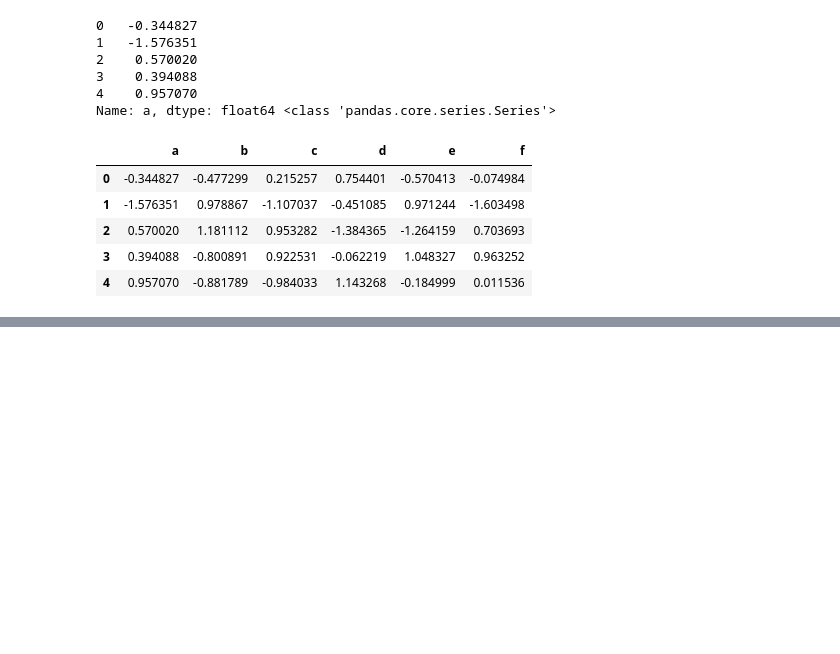
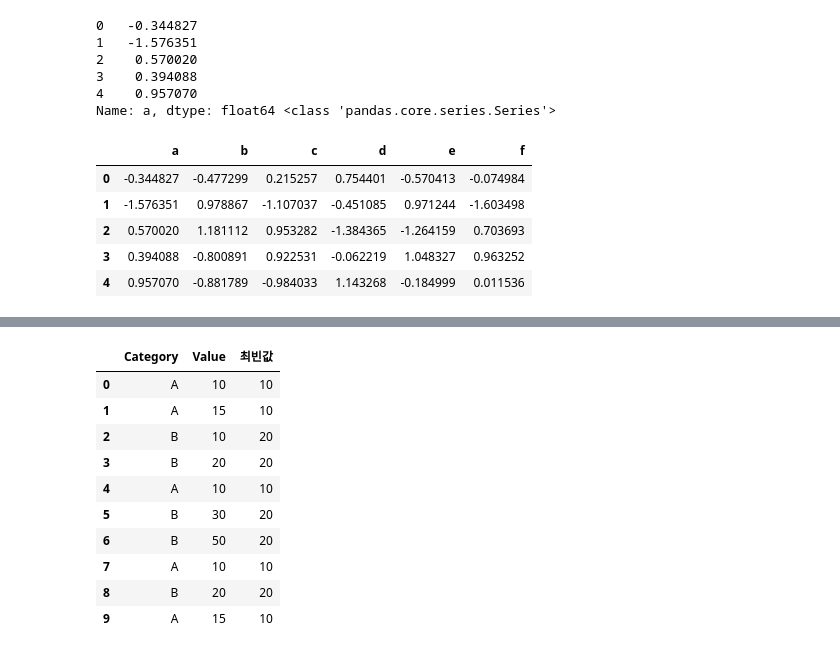
Before and after one commit to H-wooks/KITA_2024, a Jupyter notebook: M3_분석라이브러리/Pandas/Pandas_2_연산.ipynb, the cells around one changed output, grey strips where cells are left out. Saved outputs shown, nothing was run; the diff lists cells and outputs as text; code cells hidden in the pictures; blank space fills up the shorter version.

```diff
--- a/M3_분석라이브러리/Pandas/Pandas_2_연산.ipynb
+++ b/M3_분석라이브러리/Pandas/Pandas_2_연산.ipynb
@@ -953,0 +1104,28 @@ df_z
+# %%
+# Task4_0529. 주어진 df에서 category별로 가장 자주 등장하는 value를 찾아서 새로운 열의 값으로 적용한 후 출력하세요.
+import pandas as pd
+# 예제 데이터프레임 생성
+data = {
+    'Category': ['A', 'A', 'B', 'B', 'A', 'B', 'B', 'A', 'B', 'A'],
+    'Value': [10, 15, 10, 20, 10, 30, 50, 10, 20, 15]
+}
+
+df = pd.DataFrame(data)
+
+# 각 카테고리별로 가장 자주 등장하는 값을 찾아서 새로운 열에 적용
+# DataFrame.idxmax(axis=0, skipna=True)
+most_freq = df.groupby('Category')['Value'].apply(lambda x: x.value_counts().idxmax())
+df['최빈값'] = df['Category'].map(most_freq)
+df
+# %% [output]
+|  | Category | Value | 최빈값 |
+| 0 | A | 10 | 10 |
+| 1 | A | 15 | 10 |
+| 2 | B | 10 | 20 |
+| 3 | B | 20 | 20 |
+| 4 | A | 10 | 10 |
+| 5 | B | 30 | 20 |
+| 6 | B | 50 | 20 |
+| 7 | A | 10 | 10 |
+| 8 | B | 20 | 20 |
+| 9 | A | 15 | 10 |
```
Also changed, not shown: parts of 33 cells of this notebook, 2 other files.
